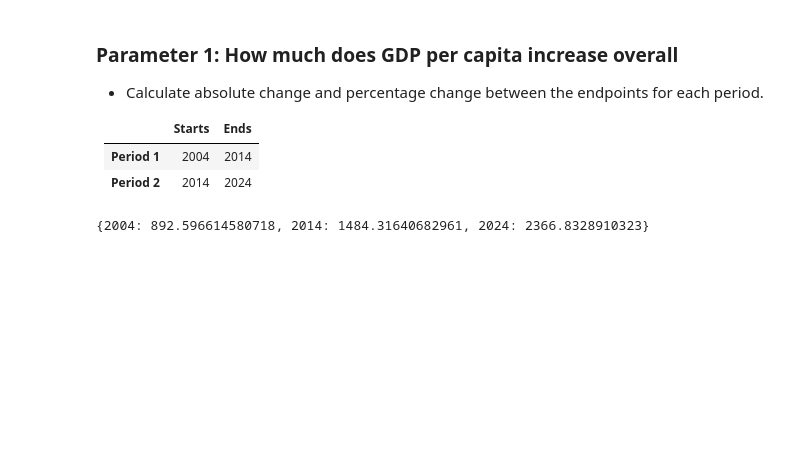
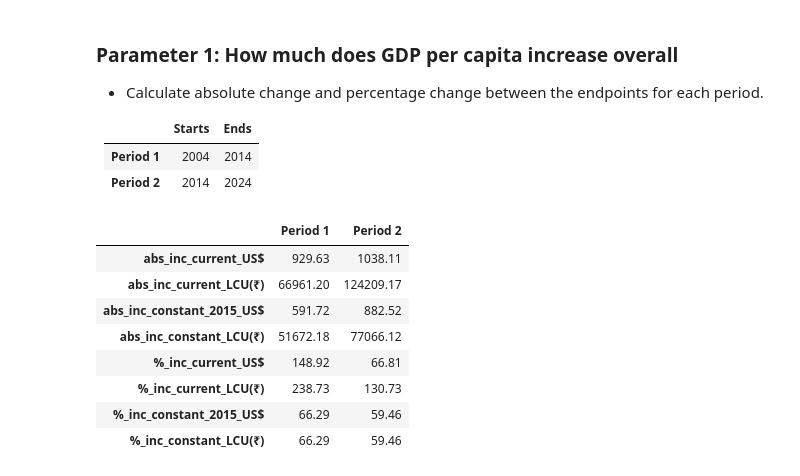
Before and after one commit to sohail-ansari0023/Indias_economic_changes, a Jupyter notebook: 2_Income_and_Living_Standards/Analysis.ipynb, the cells around one changed output. Drawn from its saved outputs; the diff is of its cells as text; code cells hidden in the pictures; blank space fills up the shorter version.

```diff
--- a/2_Income_and_Living_Standards/Analysis.ipynb
+++ b/2_Income_and_Living_Standards/Analysis.ipynb
@@ -113,34 +118,64 @@ for year in years:
 # %%
 # Periods
 periods: list = [
     [2004, 2014],
     [2014, 2024]
 ]
 
+per_no = 1
+
 # calculated data
 calculated_data: dict = {}
 for period in periods:
-    per_no = 1
     # Absolute increase in GDPPC (current US$)
     abs_inc_cur_us = gdppc_current_us[period[1]] - gdppc_current_us[period[0]]
     # Absolute increase in GDPPC (current LCU)
     abs_inc_cur_lcu = gdppc_current_lcu[period[1]] - gdppc_current_lcu[period[0]]
     # Absolute increase in GDPPC (constant 2015 US$)
     abs_inc_cons_us = gdppc_constant_us[period[1]] - gdppc_constant_us[period[0]]
     # Absolute increase in GDPPC (constant LCU)
     abs_inc_cons_lcu = gdppc_constant_lcu[period[1]] - gdppc_constant_lcu[period[0]]
 
 
     # Percentage increase in GDPPC (current US$)
     per_inc_cur_us = ((gdppc_current_us[period[1]] - gdppc_current_us[period[0]]) /  gdppc_current_us[period[0]]) * 100
     # Percentage increase in GDPPC (current LCU)
     per_inc_cur_lcu = ((gdppc_current_lcu[period[1]] - gdppc_current_lcu[period[0]]) /  gdppc_current_lcu[period[0]]) * 100
     # Percentage increase in GDPPC (constant 2015 US$)
     per_inc_cons_us = ((gdppc_constant_us[period[1]] - gdppc_constant_us[period[0]]) /  gdppc_constant_us[period[0]]) * 100
     # Percentage increase in GDPPC (constant LCU)
-    per_inc_cur_us = ((gdppc_constant_lcu[period[1]] - gdppc_constant_lcu[period[0]]) /  gdppc_constant_lcu[period[0]]) * 100
+    per_inc_cons_lcu = ((gdppc_constant_lcu[period[1]] - gdppc_constant_lcu[period[0]]) /  gdppc_constant_lcu[period[0]]) * 100
 
     # Assigning that datapoint to calculated data dictionary
-    calculated_data['Period'+{per_no}] = {'Absolute increase':}
+    calculated_data[f'Period {per_no}'] = {
+        'abs_inc_current_US$' : abs_inc_cur_us,
+        'abs_inc_current_LCU(₹)': abs_inc_cur_lcu,
+        'abs_inc_constant_2015_US$' : abs_inc_cons_us,
+        'abs_inc_constant_LCU(₹)': abs_inc_cons_lcu,
+        '%_inc_current_US$' : per_inc_cur_us,
+        '%_inc_current_LCU(₹)' : per_inc_cur_lcu,
+        '%_inc_constant_2015_US$' : per_inc_cons_us,
+        '%_inc_constant_LCU(₹)': per_inc_cons_lcu
+    }
+
+    per_no = 2
+
+# Let's convert the findings into a new dataframe.
+gddppc_df = pd.DataFrame(calculated_data)
+
+# we have calculated these figures from unrounded value but it would be better
+# if we round the result.
+gddppc_df['Period 1'] = gddppc_df['Period 1'].round(2)
+gddppc_df['Period 2'] = gddppc_df['Period 2'].round(2)
+
+gddppc_df
 # %% [output]
-{2004: 892.596614580718, 2014: 1484.31640682961, 2024: 2366.8328910323}
+|  | Period 1 | Period 2 |
+| abs_inc_current_US$ | 929.63 | 1038.11 |
+| abs_inc_current_LCU(₹) | 66961.20 | 124209.17 |
+| abs_inc_constant_2015_US$ | 591.72 | 882.52 |
+| abs_inc_constant_LCU(₹) | 51672.18 | 77066.12 |
+| %_inc_current_US$ | 148.92 | 66.81 |
+| %_inc_current_LCU(₹) | 238.73 | 130.73 |
+| %_inc_constant_2015_US$ | 66.29 | 59.46 |
+| %_inc_constant_LCU(₹) | 66.29 | 59.46 |
```
Also changed, not shown: parts of 9 cells of this notebook.
